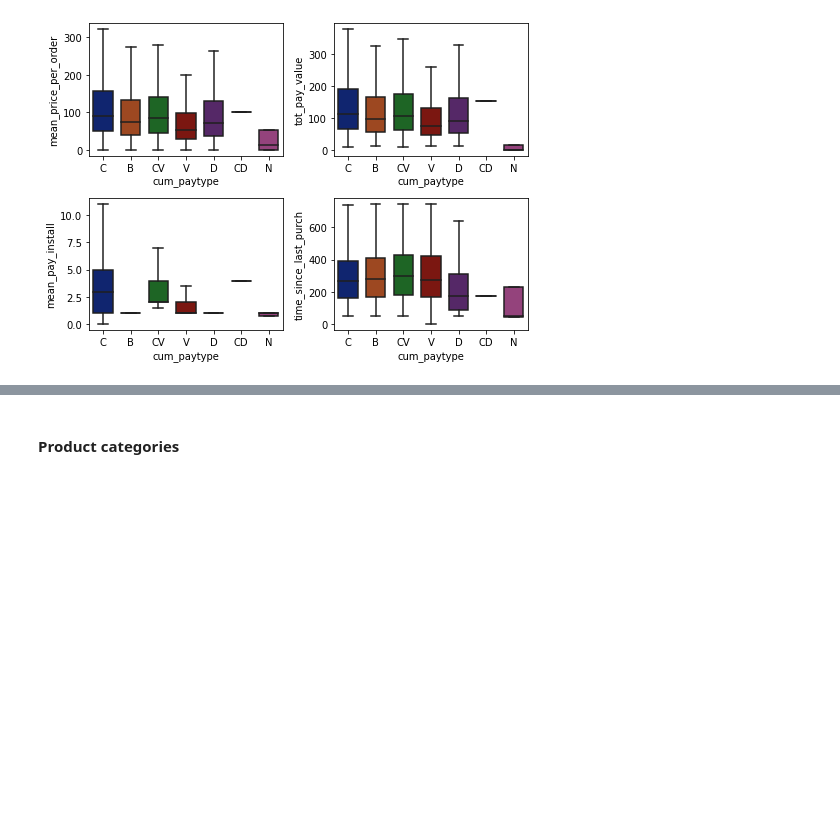
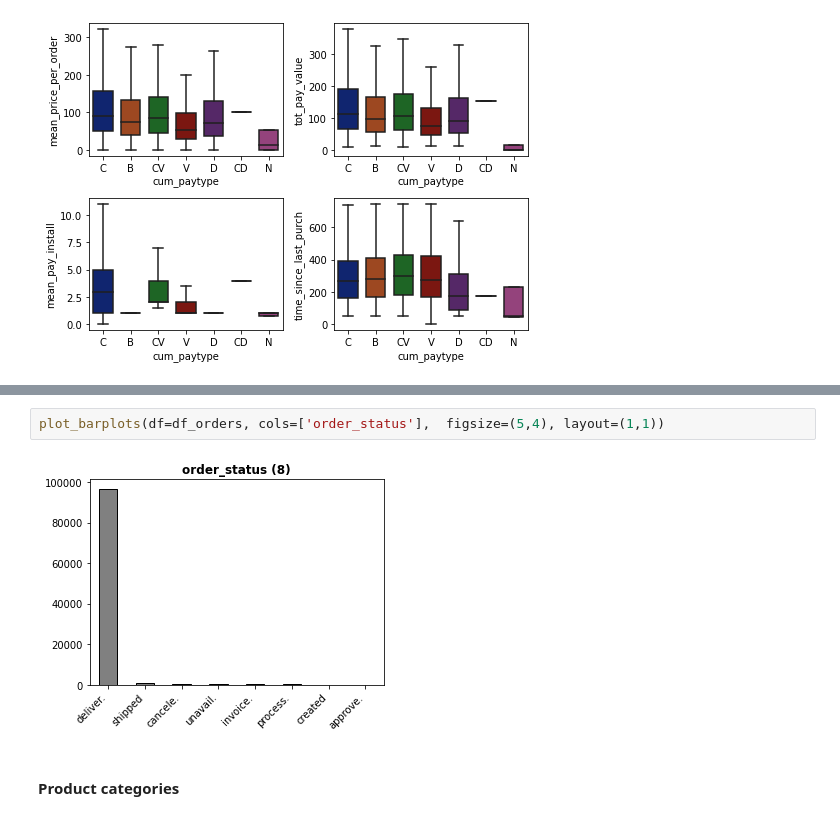
Before and after one commit to SmellyArmure/OC_DS_Project5, a Jupyter notebook: NOTEBOOKS/P5_Cleaning_EDA_2.ipynb, the cells around one changed output, grey strips where cells are left out. Cells and saved outputs as stored; diff of their text form; blank space fills up the shorter version.

```diff
--- a/NOTEBOOKS/P5_Cleaning_EDA_2.ipynb
+++ b/NOTEBOOKS/P5_Cleaning_EDA_2.ipynb
@@ -719,3 +708,7 @@ plt.show()
+# %%
+plot_barplots(df=df_orders, cols=['order_status'],  figsize=(5,4), layout=(1,1))
+# %% [output]
+[figure, added]
 # %% [markdown]
 #### Product categories
 # %%
```
Also changed, not shown: parts of 34 cells of this notebook, 2 other files.
